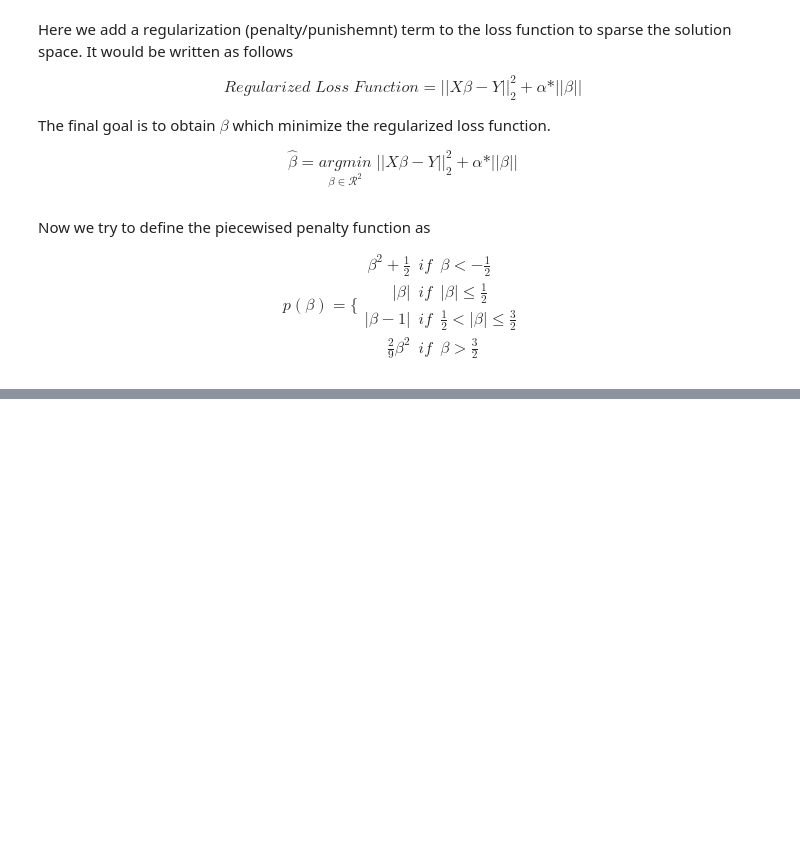
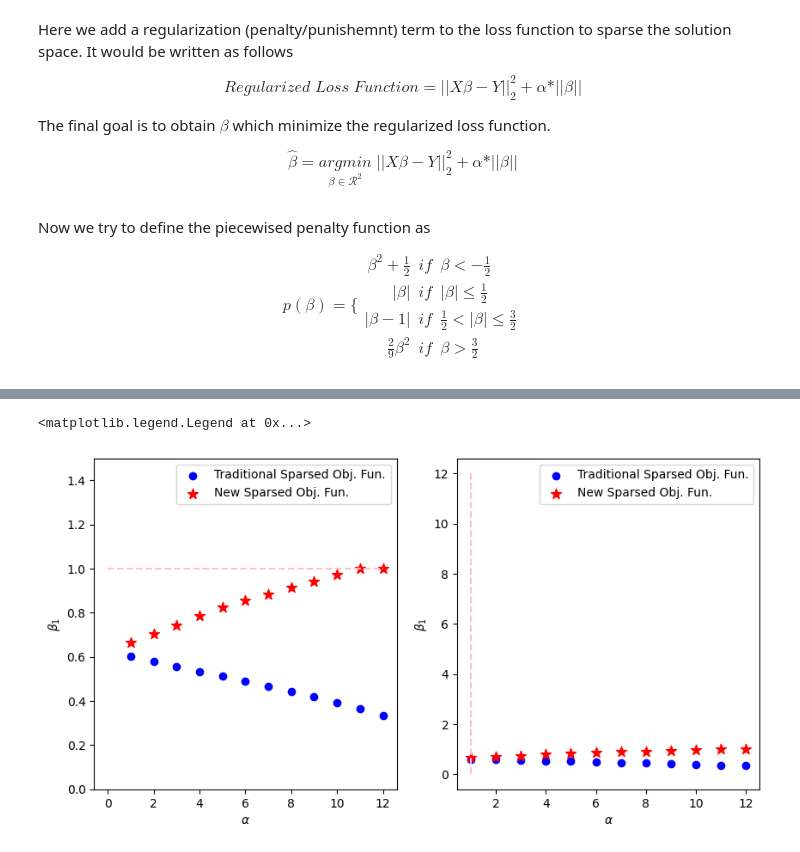
Before and after one commit to shahrzaddii/https---github.com-shahrzaddii-Sparsity, a Jupyter notebook: sparsity.ipynb, the cells around one changed output, grey strips where cells are left out. Cells and saved outputs as stored; diff of their text form; code cells hidden in the pictures; blank space fills up the shorter version.

```diff
--- a/sparsity.ipynb
+++ b/sparsity.ipynb
@@ -198,0 +145,10 @@ array([1.00000000e+00, 4.30488219e-12])
+# %%
+piecewise = []
+traditional = []
+
+for a in range(12):
+    a = a + 1
+    piecewise.append(minimizer(sparsed_regularised_error,alpha=a))
+    traditional.append(minimizer(regularised_error,alpha=a))
+piecewise_penalty = np.asarray(piecewise)
+traditional_penalty = np.asarray(traditional)
@@ -198,0 +189,26 @@ array([1.00000000e+00, 4.30488219e-12])
+# %%
+from matplotlib import pyplot as plt
+
+_, axs = plt.subplots(1, 2, figsize=(10, 5))
+
+alpha_range = np.asarray(range(12))+1
+
+axs[0].hlines(1,0,12,linestyles='--',colors='pink')
+axs[0].scatter(alpha_range, traditional_penalty[:,0], marker='o', color='blue', label='Traditional Sparsed Obj. Fun.')
+axs[0].scatter(alpha_range, piecewise_penalty[:,0], marker='*', color='red', s=80, label='New Sparsed Obj. Fun.')
+axs[0].set_xlabel('$\\alpha$')
+axs[0].set_ylabel('$\\beta_1$')
+axs[0].legend()
+axs[0].set_ylim([0, 1.2])
+# axs[0].title.set_text('$\\beta_1$ vs $\\alpha$')
+
+axs[1].vlines(1,0,12,linestyles='--',colors='pink')
+axs[1].scatter(alpha_range, traditional_penalty[:,0], marker='o', color='blue', label='Traditional Sparsed Obj. Fun.')
+axs[1].scatter(alpha_range, piecewise_penalty[:,0], marker='*', color='red', s=80, label='New Sparsed Obj. Fun.')
+axs[1].set_xlabel('$\\alpha$')
+axs[1].set_ylabel('$\\beta_1$')
+axs[1].legend()
+# axs[0].title.set_text('$\\beta_1$ vs $\\alpha$')
+# %% [output]
+<matplotlib.legend.Legend at 0x...>
+[figure, added]
```
Also changed, not shown: parts of 6 cells of this notebook.
